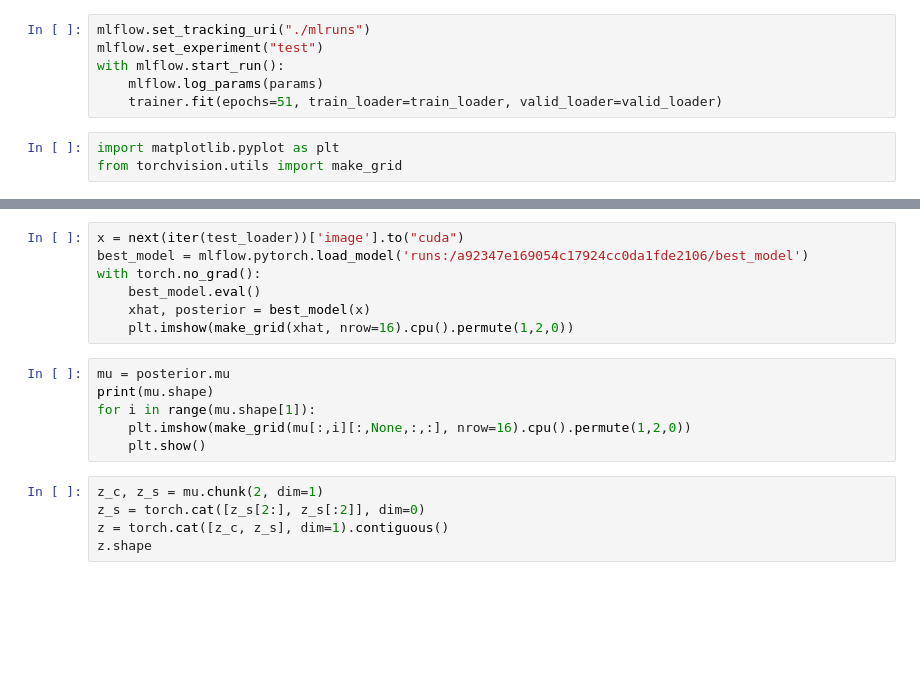
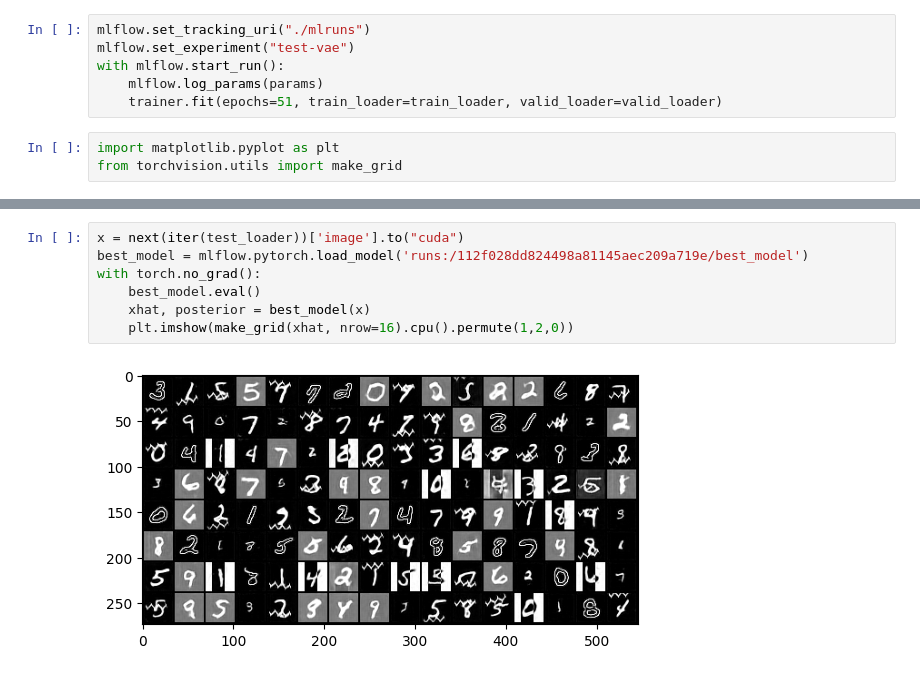
Before and after one commit to scotsun/clear-diffusion, a Jupyter notebook: demo.ipynb, the cells around one changed output, grey strips where cells are left out. Cells and saved outputs as stored; diff of their text form; blank space fills up the shorter version.

```diff
--- a/demo.ipynb
+++ b/demo.ipynb
@@ -81,6 +96,6 @@ trainer = CLEAR_VAEFirstStageTrainer(
 # %%
 mlflow.set_tracking_uri("./mlruns")
-mlflow.set_experiment("test")
+mlflow.set_experiment("test-vae")
 with mlflow.start_run():
     mlflow.log_params(params)
     trainer.fit(epochs=51, train_loader=train_loader, valid_loader=valid_loader)
@@ -93,19 +111,10 @@ plt.imshow(make_grid(x, nrow=16).cpu().permute(1,2,0))
 # %%
 x = next(iter(test_loader))['image'].to("cuda")
-best_model = mlflow.pytorch.load_model('runs:/a92347e169054c17924cc0da1fde2106/best_model')
+best_model = mlflow.pytorch.load_model('runs:/112f028dd824498a81145aec209a719e/best_model')
 with torch.no_grad():
     best_model.eval()
     xhat, posterior = best_model(x)
     plt.imshow(make_grid(xhat, nrow=16).cpu().permute(1,2,0))
+# %% [output]
+[figure, added]
-# %%
-mu = posterior.mu
-print(mu.shape)
-for i in range(mu.shape[1]):
-    plt.imshow(make_grid(mu[:,i][:,None,:,:], nrow=16).cpu().permute(1,2,0))
-    plt.show()
-# %%
-z_c, z_s = mu.chunk(2, dim=1)
-z_s = torch.cat([z_s[2:], z_s[:2]], dim=0)
-z = torch.cat([z_c, z_s], dim=1).contiguous()
-z.shape
 # %%
```
Also changed, not shown: parts of 7 cells of this notebook, 5 other files.
